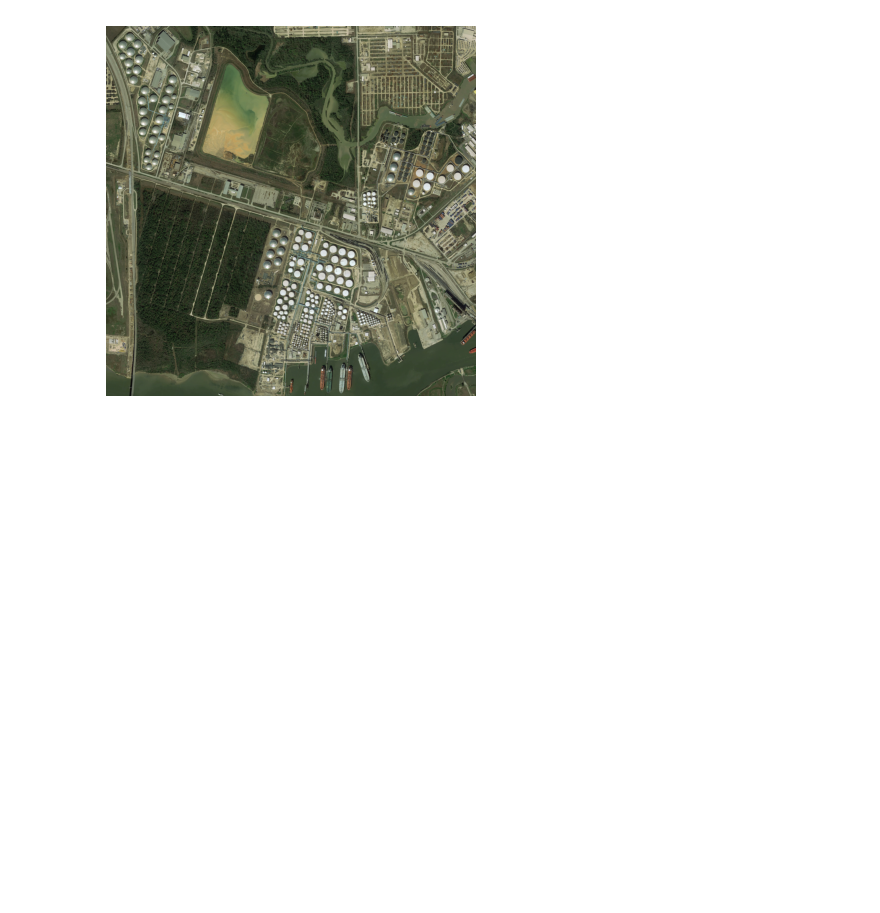
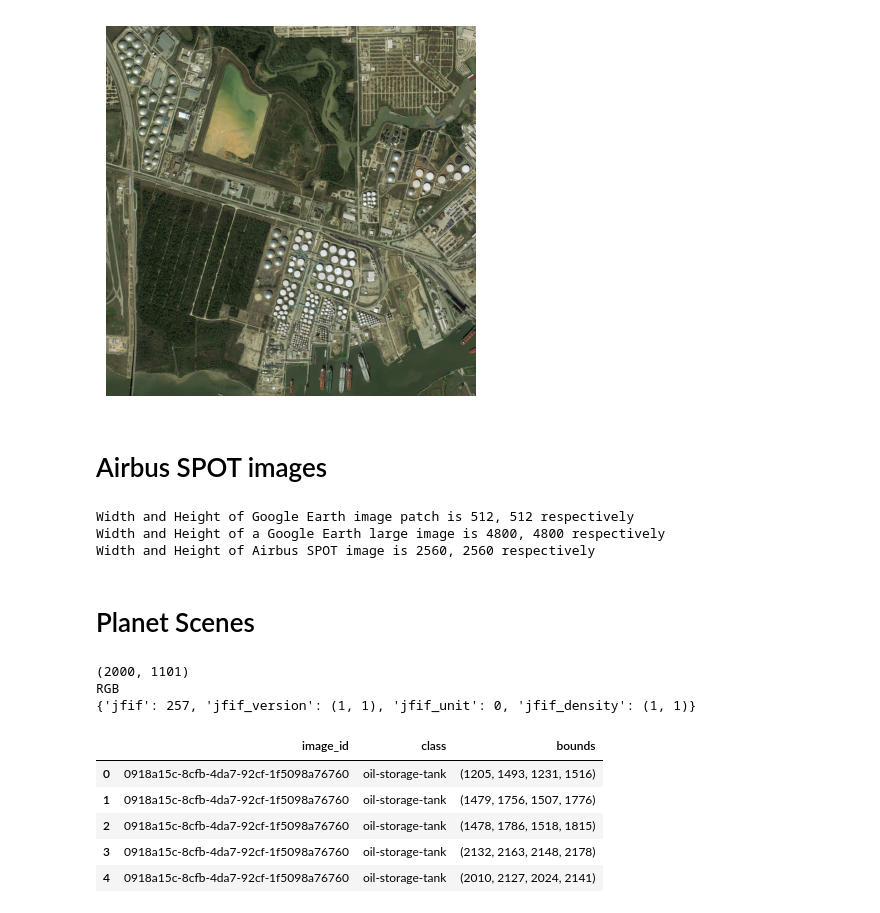
Before and after one commit to SpaceParkLeicester/yolo_otd, a Jupyter notebook: src/visual/display.ipynb, the cells around one changed output. Drawn from its saved outputs; the diff is of its cells as text; code cells hidden in the pictures; blank space fills up the shorter version.

```diff
--- a/src/visual/display.ipynb
+++ b/src/visual/display.ipynb
@@ -5,8 +7,12 @@
 import os
 from PIL import Image
 import matplotlib.pyplot as plt
-image_patch_folder = '/home/vardh/apps/tmp/google_earth/Oil Tanks/image_patches/'
-large_images = '/home/vardh/apps/tmp/google_earth/Oil Tanks/large_images/'
+
+HOME_DIR = os.path.expanduser('~')
+image_patch_folder = 'apps/tmp/google_earth/Oil Tanks/image_patches/'
+large_image_folder = 'apps/tmp/google_earth/Oil Tanks/large_images/'
+image_patch_folder = os.path.join(HOME_DIR, image_patch_folder)
+large_image_folder = os.path.join(HOME_DIR, large_image_folder)
 
 ID = 10
 num_chunks = 10
@@ -22,7 +28,7 @@ for x in range(num_chunks):
         plt.imshow(load_image)
         plt.axis('off')
 
-large_image = os.path.join(large_images, f'{ID}_large.jpg')
+large_image = os.path.join(large_image_folder, f'{ID}_large.jpg')
 large_img = Image.open(large_image)
 
 # Adjust the layout and display the plot
@@ -44,3 +49,57 @@ plt.axis('off')
 plt.show()
 # %% [output]
 [figure]
+# %% [markdown]
+# Airbus SPOT images
+# %%
+import random
+
+# Google earth images
+image_patches = os.listdir(image_patch_folder)
+random_patch = random.choice(image_patches)
+random_patch = os.path.join(image_patch_folder, random_patch)
+patch = Image.open(random_patch)
+width, height = patch.size
+print(f"Width and Height of Google Earth image patch is {width}, {height} respectively")
+
+random_large_image = random.choice(os.listdir(large_image_folder))
+random_large_image = os.path.join(large_image_folder, random_large_image)
+google_earth_image = Image.open(random_large_image)
+width, height = google_earth_image.size
+print(f"Width and Height of a Google Earth large image is {width}, {height} respectively")
+
+
+# Airbus images
+airbus_image_folder = 'apps/tmp/airbus/images/'
+airbus_image_folder = os.path.join(HOME_DIR, airbus_image_folder)
+airbus_image = random.choice(os.listdir(airbus_image_folder))
+airbus_image = os.path.join(airbus_image_folder, airbus_image)
+airbus_image = Image.open(airbus_image)
+AIRBUS_IMG_WIDTH, AIRBUS_IMG_HEIGHT = airbus_image.size
+print(f"Width and Height of Airbus SPOT image is {AIRBUS_IMG_WIDTH}, {AIRBUS_IMG_HEIGHT} respectively")
+# %% [output]
+Width and Height of Google Earth image patch is 512, 512 respectively
+Width and Height of a Google Earth large image is 4800, 4800 respectively
+Width and Height of Airbus SPOT image is 2560, 2560 respectively
+# %% [markdown]
+# Planet Scenes
+# %%
+img = '20230520_102120_15_24b3_3B_Visual_clip.tif'
+planet_image_folder = 'apps/tmp/planet_scenes'
+planet_image_folder = os.path.join(HOME_DIR, planet_image_folder)
+dest_path = 'apps/tmp/planet_scenes/patches'
+dest_path = os.path.join(HOME_DIR, dest_path)
+outfile = os.path.join(planet_image_folder, "stanlow.jpg")
+
+img = Image.open(os.path.join(planet_image_folder, img))
+rgb_im = img.convert('RGB')
+rgb_im.save(outfile, "JPEG", quality = 100)
+
+rgb_im = Image.open(outfile)
+print(rgb_im.size)
+print(rgb_im.mode)
+print(rgb_im.info)
+# %% [output]
+(2000, 1101)
+RGB
+{'jfif': 257, 'jfif_version': (1, 1), 'jfif_unit': 0, 'jfif_density': (1, 1)}
@@ -46,0 +121,15 @@ plt.show()
+# %%
+import pandas as pd
+
+airbus_annots = 'apps/tmp/airbus/annotations.csv'
+airbus_annots = os.path.join(HOME_DIR, airbus_annots)
+
+df = pd.read_csv(airbus_annots)
+df.head()
+# %% [output]
+|  | image_id | class | bounds |
+| 0 | 0918a15c-8cfb-4da7-92cf-1f5098a76760 | oil-storage-tank | (1205, 1493, 1231, 1516) |
+| 1 | 0918a15c-8cfb-4da7-92cf-1f5098a76760 | oil-storage-tank | (1479, 1756, 1507, 1776) |
+| 2 | 0918a15c-8cfb-4da7-92cf-1f5098a76760 | oil-storage-tank | (1478, 1786, 1518, 1815) |
+| 3 | 0918a15c-8cfb-4da7-92cf-1f5098a76760 | oil-storage-tank | (2132, 2163, 2148, 2178) |
+| 4 | 0918a15c-8cfb-4da7-92cf-1f5098a76760 | oil-storage-tank | (2010, 2127, 2024, 2141) |
```
Also changed, not shown: parts of 3 cells of this notebook, 7 other files.
